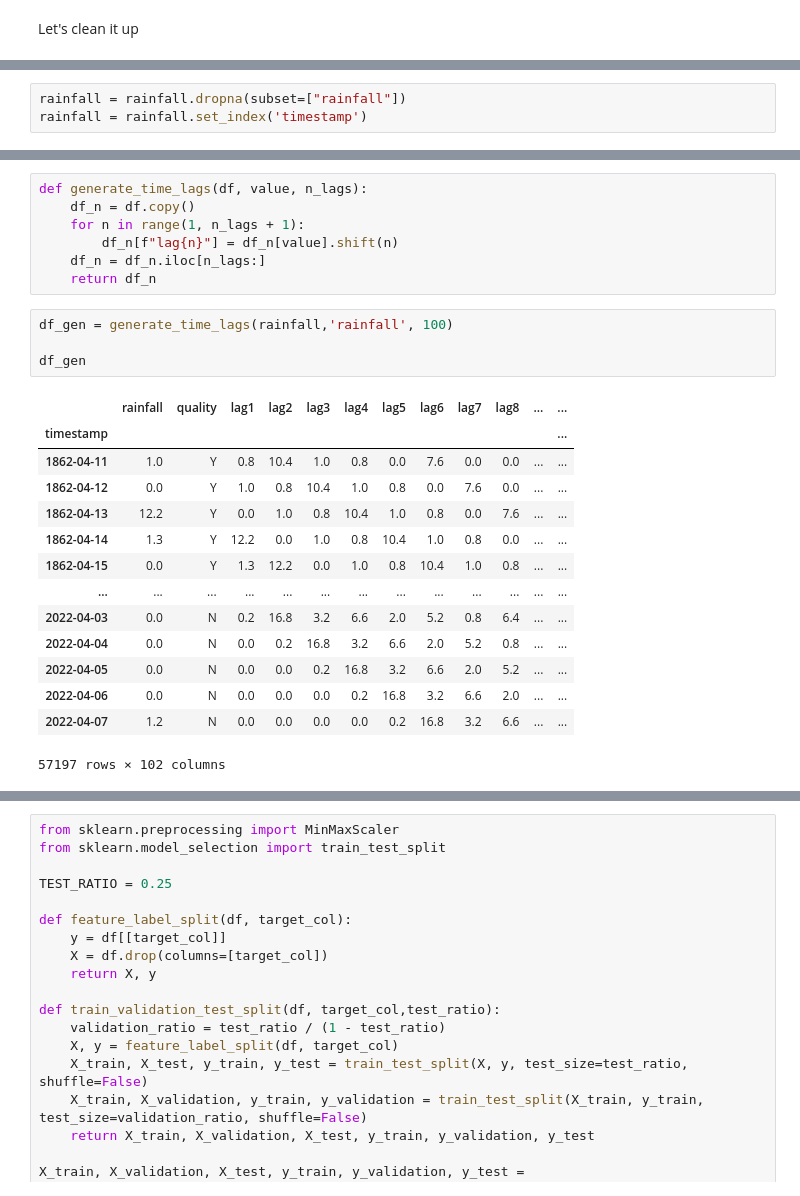
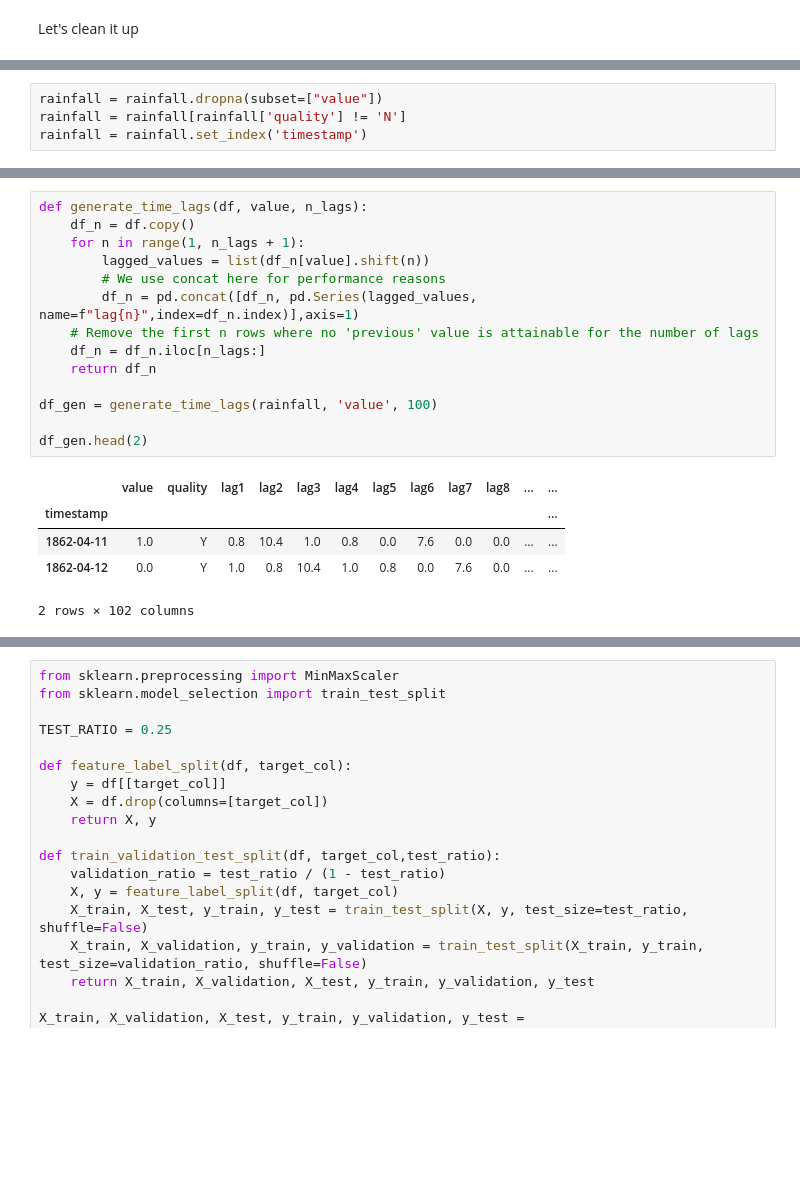
Before and after one commit to JackMcKew/jackmckew.dev, a Jupyter notebook: drafts/2022/weather-prediction-rnn/notebooks/weather-prediction-rnn.ipynb, the cells around one changed output, grey strips where cells are left out. Saved outputs shown, nothing was run; the diff lists cells and outputs as text; blank space fills up the shorter version.

```diff
--- a/drafts/2022/weather-prediction-rnn/notebooks/weather-prediction-rnn.ipynb
+++ b/drafts/2022/weather-prediction-rnn/notebooks/weather-prediction-rnn.ipynb
@@ -52,3 +55,4 @@ First date: 1862-01-01 00:00:00, last date: 2022-04-07 00:00:00
 # %%
-rainfall = rainfall.dropna(subset=["rainfall"])
+rainfall = rainfall.dropna(subset=["value"])
+rainfall = rainfall[rainfall['quality'] != 'N']
 rainfall = rainfall.set_index('timestamp')
@@ -55,26 +65,20 @@ rainfall = rainfall.set_index('timestamp')
 # %%
 def generate_time_lags(df, value, n_lags):
     df_n = df.copy()
     for n in range(1, n_lags + 1):
-        df_n[f"lag{n}"] = df_n[value].shift(n)
+        lagged_values = list(df_n[value].shift(n))
+        # We use concat here for performance reasons
+        df_n = pd.concat([df_n, pd.Series(lagged_values, name=f"lag{n}",index=df_n.index)],axis=1)
+    # Remove the first n rows where no 'previous' value is attainable for the number of lags
     df_n = df_n.iloc[n_lags:]
     return df_n
+
+df_gen = generate_time_lags(rainfall, 'value', 100)
+
+df_gen.head(2)
+# %% [output]
+|  | value | quality | lag1 | lag2 | lag3 | lag4 | lag5 | lag6 | lag7 | lag8 | ... | ... |
+| timestamp |  |  |  |  |  |  |  |  |  |  |  | ... |
+| 1862-04-11 | 1.0 | Y | 0.8 | 10.4 | 1.0 | 0.8 | 0.0 | 7.6 | 0.0 | 0.0 | ... | ... |
+| 1862-04-12 | 0.0 | Y | 1.0 | 0.8 | 10.4 | 1.0 | 0.8 | 0.0 | 7.6 | 0.0 | ... | ... |
+2 rows × 102 columns
-# %%
-df_gen = generate_time_lags(rainfall,'rainfall', 100)
-
-df_gen
-# %% [output]
-|  | rainfall | quality | lag1 | lag2 | lag3 | lag4 | lag5 | lag6 | lag7 | lag8 | ... | ... |
-| timestamp |  |  |  |  |  |  |  |  |  |  |  | ... |
-| 1862-04-11 | 1.0 | Y | 0.8 | 10.4 | 1.0 | 0.8 | 0.0 | 7.6 | 0.0 | 0.0 | ... | ... |
-| 1862-04-12 | 0.0 | Y | 1.0 | 0.8 | 10.4 | 1.0 | 0.8 | 0.0 | 7.6 | 0.0 | ... | ... |
-| 1862-04-13 | 12.2 | Y | 0.0 | 1.0 | 0.8 | 10.4 | 1.0 | 0.8 | 0.0 | 7.6 | ... | ... |
-| 1862-04-14 | 1.3 | Y | 12.2 | 0.0 | 1.0 | 0.8 | 10.4 | 1.0 | 0.8 | 0.0 | ... | ... |
-| 1862-04-15 | 0.0 | Y | 1.3 | 12.2 | 0.0 | 1.0 | 0.8 | 10.4 | 1.0 | 0.8 | ... | ... |
-| ... | ... | ... | ... | ... | ... | ... | ... | ... | ... | ... | ... | ... |
-| 2022-04-03 | 0.0 | N | 0.2 | 16.8 | 3.2 | 6.6 | 2.0 | 5.2 | 0.8 | 6.4 | ... | ... |
-| 2022-04-04 | 0.0 | N | 0.0 | 0.2 | 16.8 | 3.2 | 6.6 | 2.0 | 5.2 | 0.8 | ... | ... |
-| 2022-04-05 | 0.0 | N | 0.0 | 0.0 | 0.2 | 16.8 | 3.2 | 6.6 | 2.0 | 5.2 | ... | ... |
-| 2022-04-06 | 0.0 | N | 0.0 | 0.0 | 0.0 | 0.2 | 16.8 | 3.2 | 6.6 | 2.0 | ... | ... |
-| 2022-04-07 | 1.2 | N | 0.0 | 0.0 | 0.0 | 0.0 | 0.2 | 16.8 | 3.2 | 6.6 | ... | ... |
-57197 rows × 102 columns
```
Also changed, not shown: parts of 23 cells of this notebook, 1 other file.
